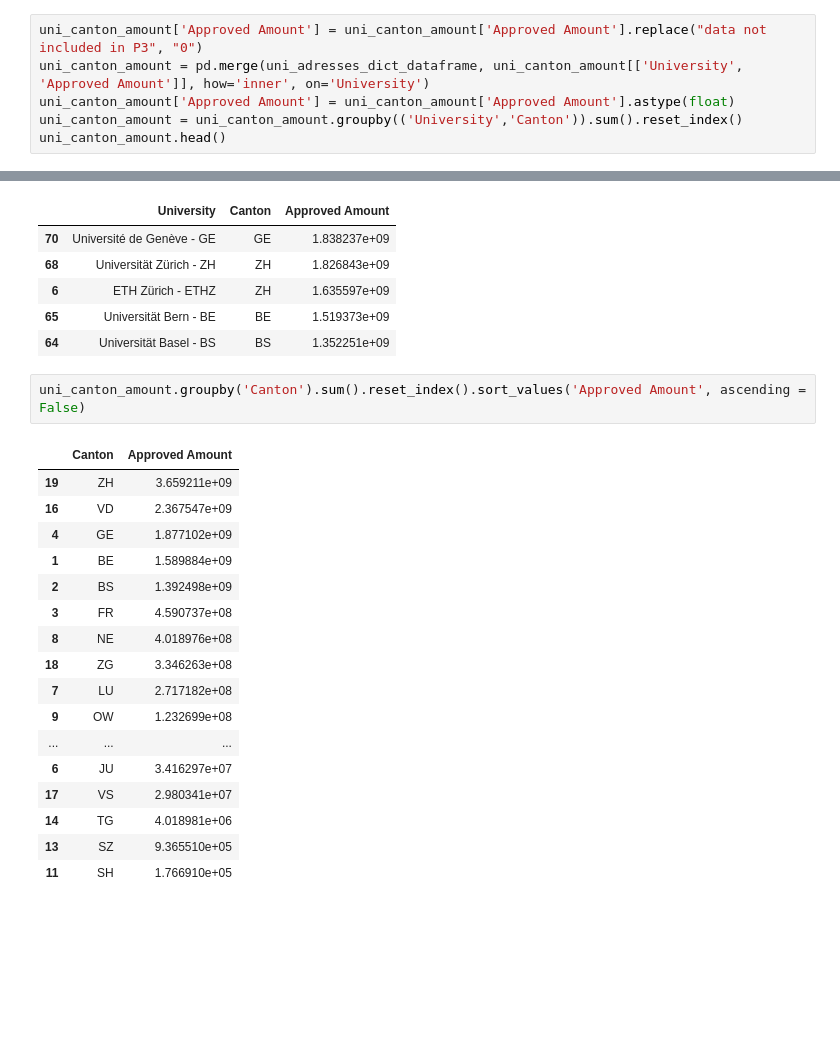
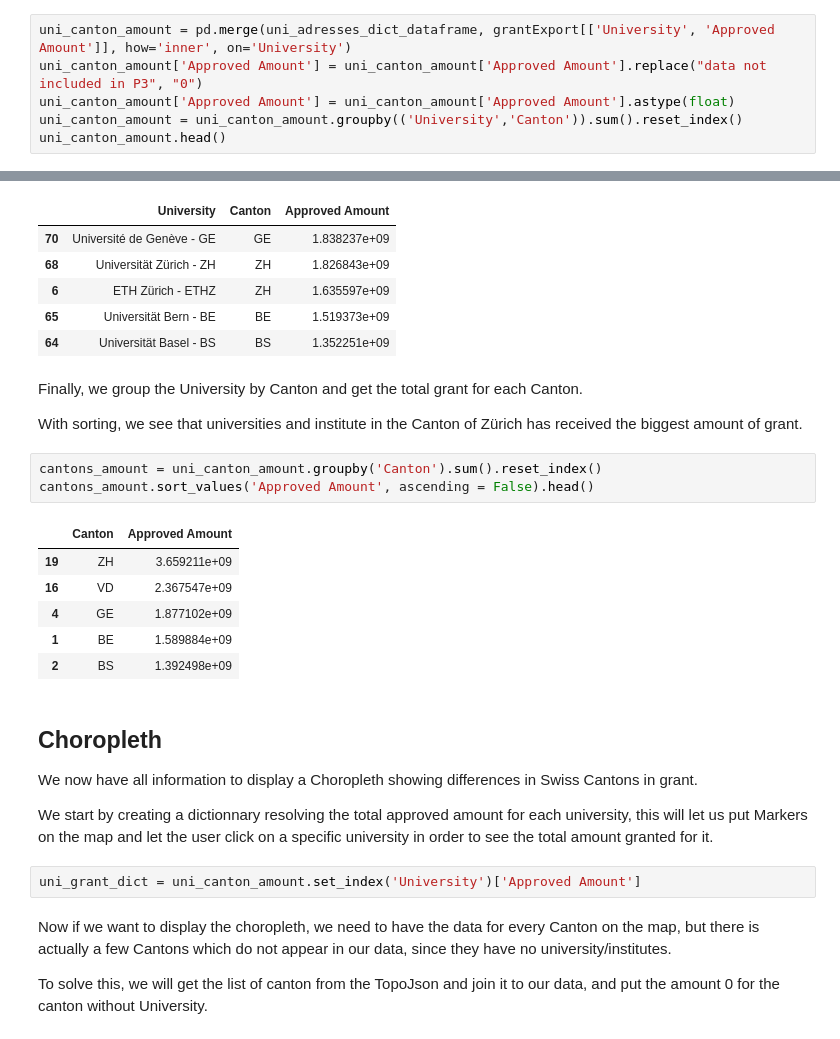
Before and after one commit to nathanquinteiro/ADA-Homework, a Jupyter notebook: 03 - Interactive Viz/Interactive Viz.ipynb, the cells around one changed output, grey strips where cells are left out. Saved outputs shown, nothing was run; the diff lists cells and outputs as text; blank space fills up the shorter version.

Commit message:
Merge benoit and Nathan notebook, commented

```diff
--- a/03 - Interactive Viz/Interactive Viz.ipynb
+++ b/03 - Interactive Viz/Interactive Viz.ipynb
@@ -317,6 +276,6 @@ uni_adresses_dict_dataframe.head()
 # %%
+uni_canton_amount = pd.merge(uni_adresses_dict_dataframe, grantExport[['University', 'Approved Amount']], how='inner', on='University')
 uni_canton_amount['Approved Amount'] = uni_canton_amount['Approved Amount'].replace("data not included in P3", "0")
-uni_canton_amount = pd.merge(uni_adresses_dict_dataframe, uni_canton_amount[['University', 'Approved Amount']], how='inner', on='University')
 uni_canton_amount['Approved Amount'] = uni_canton_amount['Approved Amount'].astype(float)
 uni_canton_amount = uni_canton_amount.groupby(('University','Canton')).sum().reset_index()
 uni_canton_amount.head()
@@ -348,23 +311,29 @@ uni_canton_amount.sort_values('Approved Amount', ascending = False).head()
 | 6 | ETH Zürich - ETHZ | ZH | 1.635597e+09 |
 | 65 | Universität Bern - BE | BE | 1.519373e+09 |
 | 64 | Universität Basel - BS | BS | 1.352251e+09 |
+# %% [markdown]
+Finally, we group the University by Canton and get the total grant for each Canton.
+
+With sorting, we see that universities and institute in the Canton of Zürich has received the biggest amount of grant.
 # %%
-uni_canton_amount.groupby('Canton').sum().reset_index().sort_values('Approved Amount', ascending = False)
+cantons_amount = uni_canton_amount.groupby('Canton').sum().reset_index()
+cantons_amount.sort_values('Approved Amount', ascending = False).head()
 # %% [output]
 |  | Canton | Approved Amount |
 | 19 | ZH | 3.659211e+09 |
 | 16 | VD | 2.367547e+09 |
 | 4 | GE | 1.877102e+09 |
 | 1 | BE | 1.589884e+09 |
 | 2 | BS | 1.392498e+09 |
-| 3 | FR | 4.590737e+08 |
-| 8 | NE | 4.018976e+08 |
-| 18 | ZG | 3.346263e+08 |
-| 7 | LU | 2.717182e+08 |
-| 9 | OW | 1.232699e+08 |
-| ... | ... | ... |
-| 6 | JU | 3.416297e+07 |
-| 17 | VS | 2.980341e+07 |
-| 14 | TG | 4.018981e+06 |
-| 13 | SZ | 9.365510e+05 |
-| 11 | SH | 1.766910e+05 |
+# %% [markdown]
+## Choropleth
+
+We now have all information to display a Choropleth showing differences in Swiss Cantons in grant.
+
+We start by creating a dictionnary resolving the total approved amount for each university, this will let us put Markers on the map and let the user click on a specific university in order to see the total amount granted for it.
+# %%
+uni_grant_dict = uni_canton_amount.set_index('University')['Approved Amount']
+# %% [markdown]
+Now if we want to display the choropleth, we need to have the data for every Canton on the map, but there is actually  a few Cantons which do not appear in our data, since they have no university/institutes.
+
+To solve this, we will get the list of canton from the TopoJson and join it to our data, and put the amount 0 for the canton without University.
```
Also changed, not shown: parts of 42 cells of this notebook, 2 other files.
